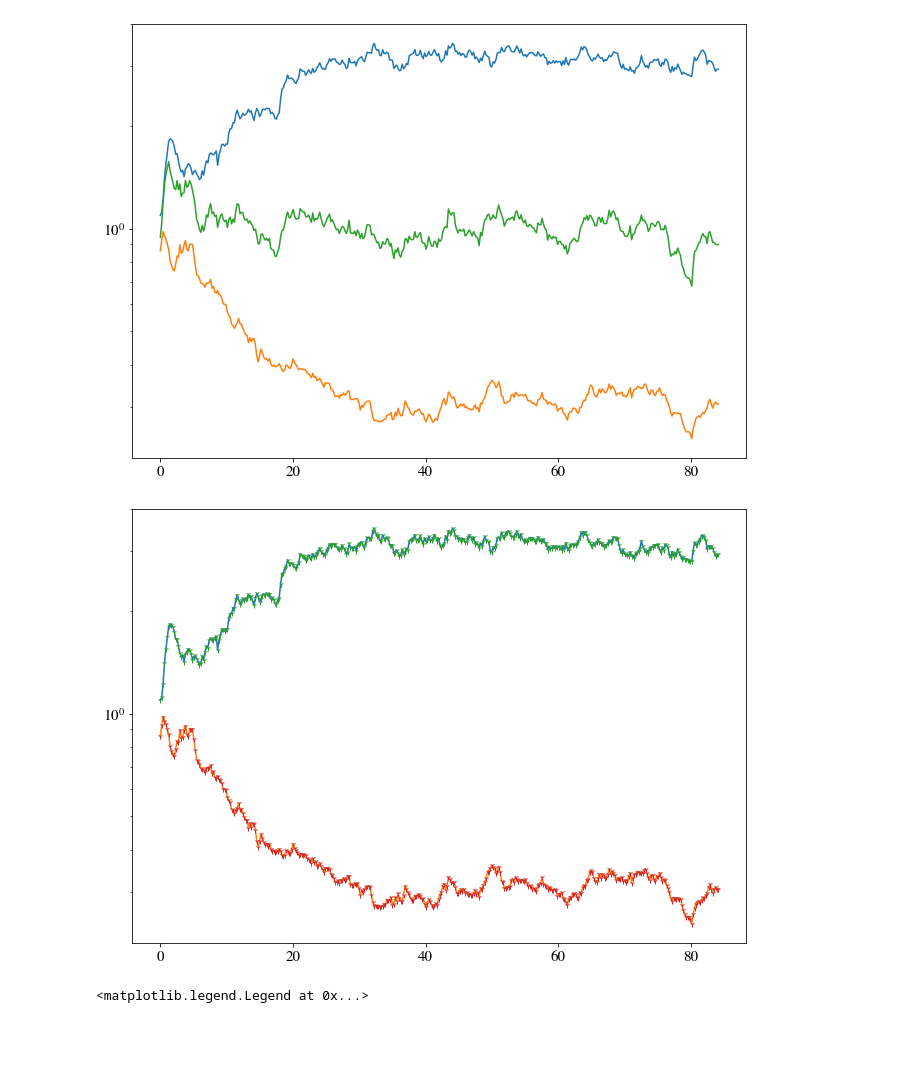
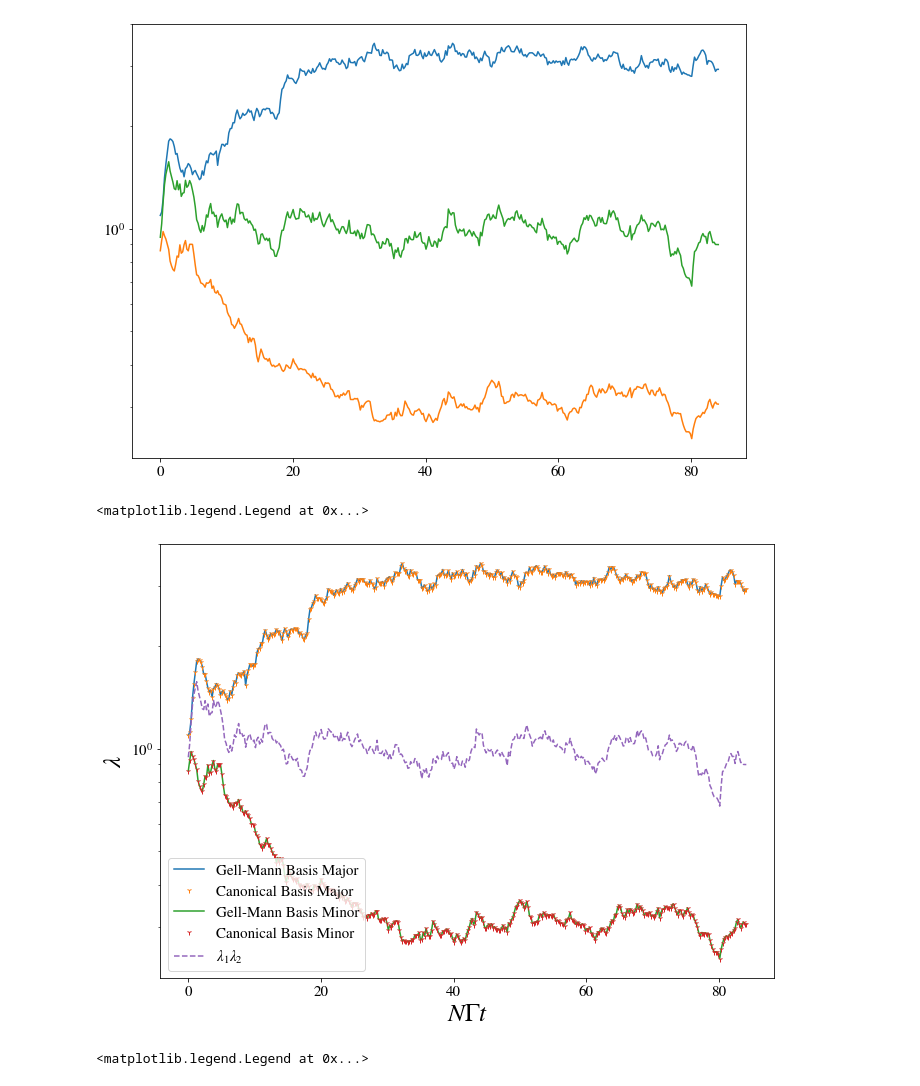
Before and after one commit to eckast161/Multilevel-system, a Jupyter notebook: CheckBasis_ij_GellMann.ipynb, the cells around one changed output. Saved outputs shown, nothing was run; the diff lists cells and outputs as text; code cells hidden in the pictures; blank space fills up the shorter version.

Commit message:
Update Gell-Mann vs Canonical basis
Comparison and product added. Comparison of Populations highlighted at the end.

```diff
--- a/CheckBasis_ij_GellMann.ipynb
+++ b/CheckBasis_ij_GellMann.ipynb
@@ -990,14 +990,30 @@ plt.yscale("log")
 # %% [output]
 [figure]
 # %%
-plt.plot(N*GammaR*time_alt,Lambda_minor_gm,label="Gell-Mann")
-plt.plot(N*GammaR*time_alt,Lambda_major_gm,label="Gell-Mann")
-plt.plot(N*GammaR*time_alt,Lambda_minor,"1",label="ij basis")
-plt.plot(N*GammaR*time_alt,Lambda_major,"1",label="ij basis")
+
+fontsize=25
+
+
+plt.plot(N*GammaR*time_alt,Lambda_minor_gm, label="Gell-Mann Basis Major")
+
+plt.plot(N*GammaR*time_alt,Lambda_minor,"1",label="Canonical Basis Major")
+
+plt.plot(N*GammaR*time_alt,Lambda_major_gm, label="Gell-Mann Basis Minor")
+
+plt.plot(N*GammaR*time_alt,Lambda_major,"1",label="Canonical Basis Minor")
+
+plt.xlabel(r'$N\Gamma t$',fontsize=fontsize)
+plt.ylabel(r'$\lambda$',fontsize=fontsize)
+
+plt.plot(N*GammaR*time_alt,Prod,"--",label=r'$\lambda_1\lambda_2$')
 
 plt.yscale("log")
+
+
+plt.legend()
 # %% [output]
+<matplotlib.legend.Legend at 0x...>
-[figure, old version]
+[figure, new version]
 # %%
 
 EM_Stcond=[]
```
Also changed, not shown: parts of 1 cell of this notebook.
